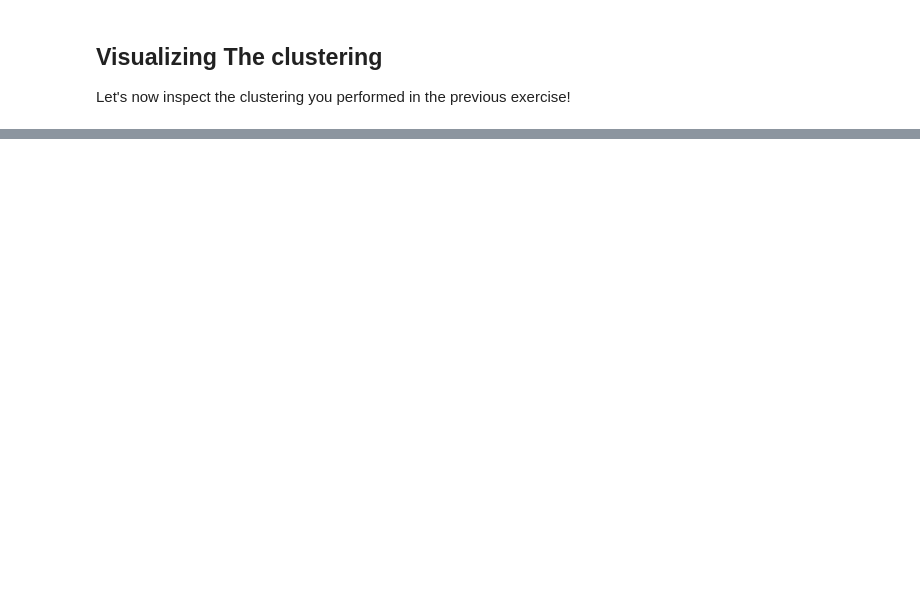
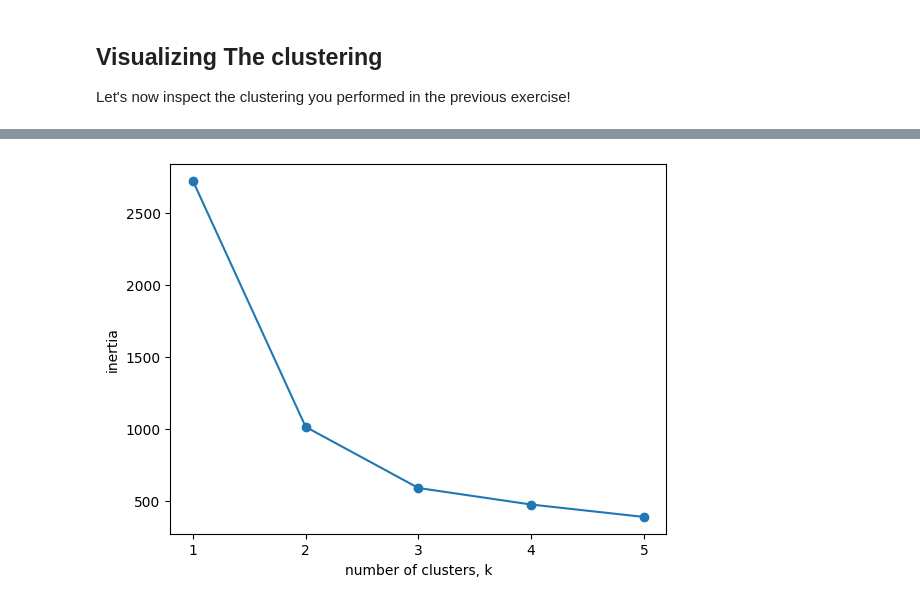
Before and after one commit to Emigbanam/Machine-Learning-Practice, a Jupyter notebook: ML Practice Unsupervised Learning Practice.ipynb, the cells around one changed output, grey strips where cells are left out. Cells and saved outputs as stored; diff of their text form; code cells hidden in the pictures; blank space fills up the shorter version.

```diff
--- a/ML Practice Unsupervised Learning Practice.ipynb
+++ b/ML Practice Unsupervised Learning Practice.ipynb
@@ -83,0 +93,3 @@ plt.scatter(centroids_x, centroids_y, marker='D', s=50);
+# %%
+grains = pd.read_csv(r"C:\Users\Emigb\Documents\Data Science\datasets\Grains\seeds.csv")
+grains.head()
@@ -83,0 +103,25 @@ plt.scatter(centroids_x, centroids_y, marker='D', s=50);
+# %%
+#Converting The PD DataFrame to a NumPy array
+sample_g = grains.iloc[:, :-1].values   # all columns except last
+varieties = grains.iloc[:, -1].values  # last column with variety names
+# %%
+ks = range(1,6)
+inertias = []
+
+for k in ks:
+    #1. Create a KMeans instance called model with k clusters.
+    model = KMeans(n_clusters = k)
+
+    #2. Fit the model to the grain data samples.
+    model.fit(sample_g)
+
+    #3. Append the value of the inertia_ attribute of model to the list inertias.
+    inertias.append(model.inertia_)
+
+#4. The code to plot ks vs inertias has been written for you, so hit submit to see the plot!
+plt.plot(ks, inertias, '-o')
+plt.xlabel('number of clusters, k')
+plt.ylabel('inertia')
+plt.xticks(ks);
+# %% [output]
+[figure, added]
```
Also changed, not shown: parts of 8 cells of this notebook.
